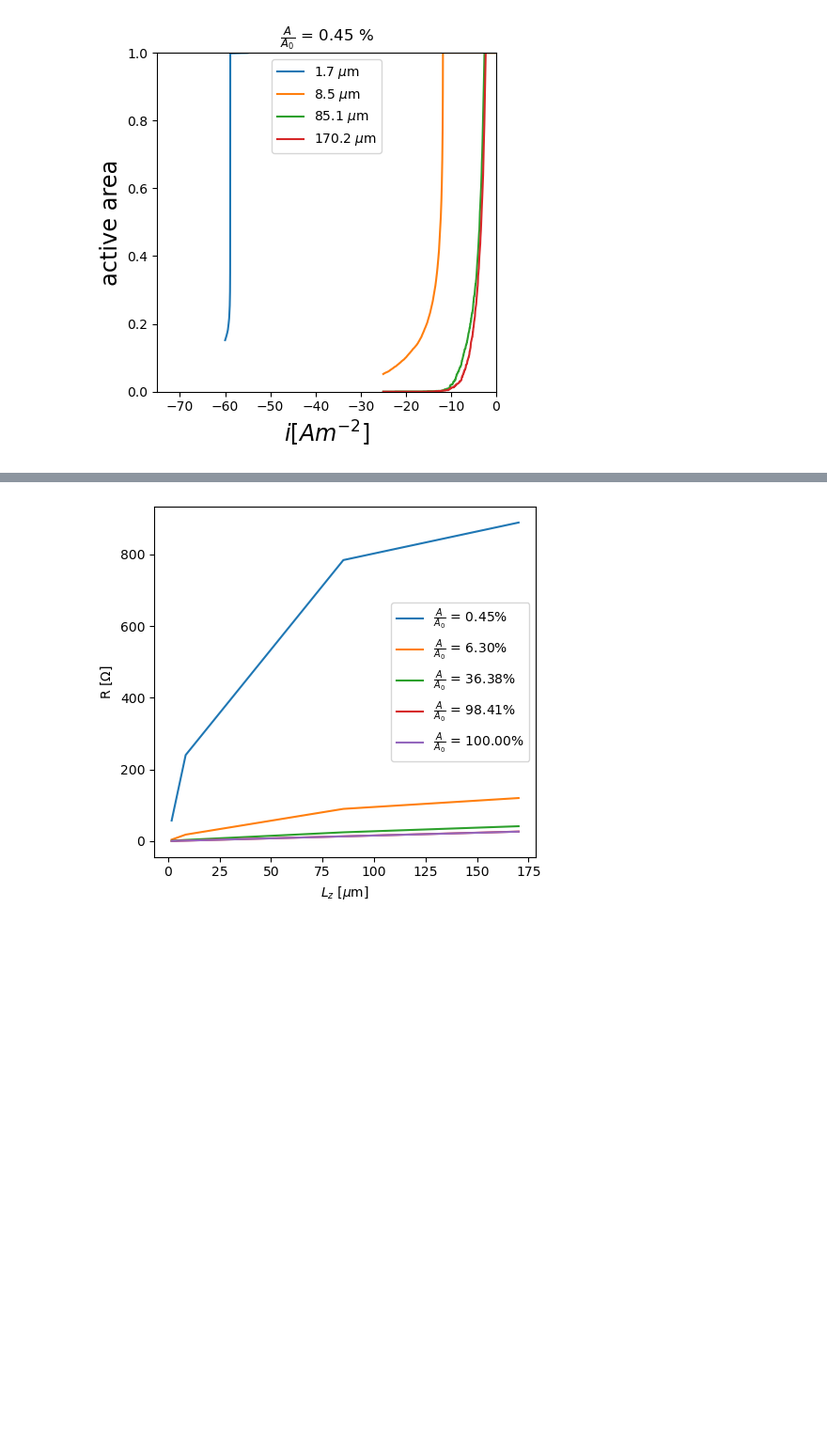
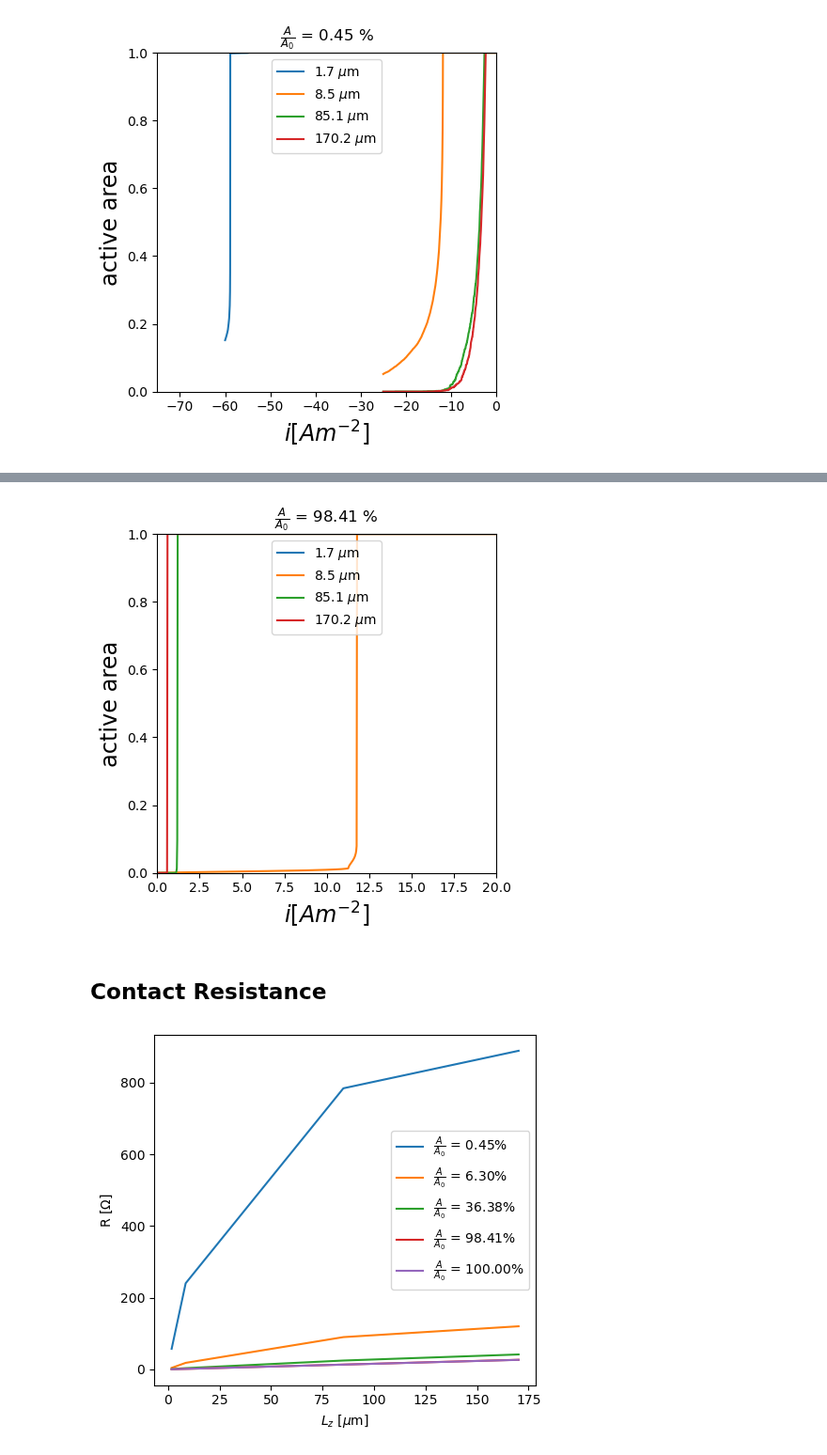
Before and after one commit to molel-gt/ssb, a Jupyter notebook: reports.ipynb, the cells around one changed output, grey strips where cells are left out. Shown at 94% size. Drawn from its saved outputs; the diff is of its cells as text; code cells hidden in the pictures; blank space fills up the shorter version.

```diff
--- a/reports.ipynb
+++ b/reports.ipynb
@@ -79,3 +108,32 @@ plt.savefig(f'figures/study_2_cdf-id{img_id}.png', dpi=1200)
+# %%
+limits_id = {
+    6: [0, 20],
+    11: [0, 20],
+    16: [0, 10],
+    22: [0, 1.5],
+}
+
+img_id = 6
+
+fig, ax = plt.subplots()
+for Lz in [1, 5, 50, 100]:
+    data_path = os.path.join(f"mesh/study_2/test{img_id}/470-470-{Lz}_000-000-000/", "cdf.csv")
+    df = pd.read_csv(data_path)
+    ax.plot(-df['i [A/m2]'], df['p_right'], label=f'{800/470*Lz:.1f} $\mu$m')
+
+ax.set_xlabel('$i [Am^{-2}]$', fontdict={'fontsize': 'xx-large'})
+ax.set_ylabel('active area', fontdict={'fontsize': 'xx-large'})
+ax.set_title(r"$\frac{A}{A_0}$ = " + f"{areas[img_id]} %")
+ax.set_box_aspect(1)
+ax.set_ylim([0, 1])
+ax.set_xlim(limits_id[img_id])
+ax.legend(loc='upper center')
+plt.tight_layout()
+plt.savefig(f'figures/study_2_cdf-id{img_id}r.png', dpi=1200)
+# %% [output]
+[figure, added]
+# %% [markdown]
+## Contact Resistance
 # %%
 fig, ax = plt.subplots()
 img = plt.imread('/home/molel/OneDrive/PhD/Data/Current_constriction/test6.tif')
```
Also changed, not shown: parts of 5 cells of this notebook, 8 other files.
